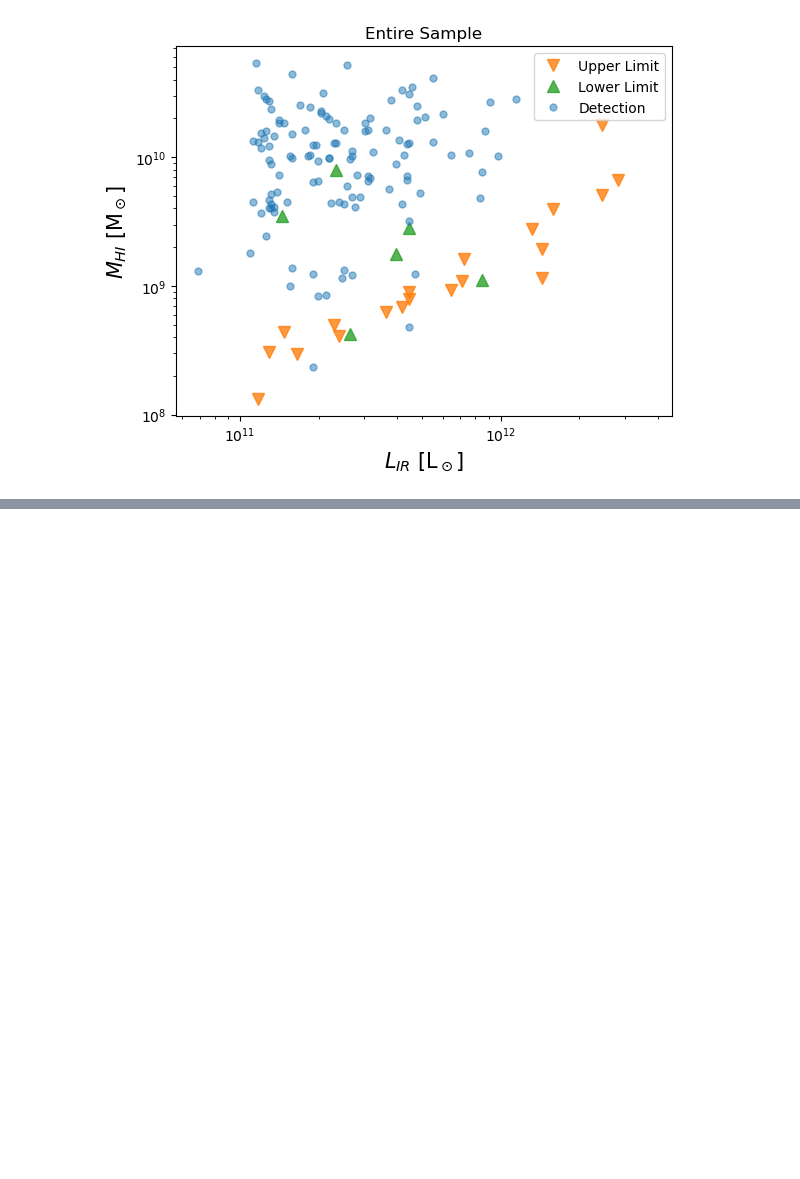
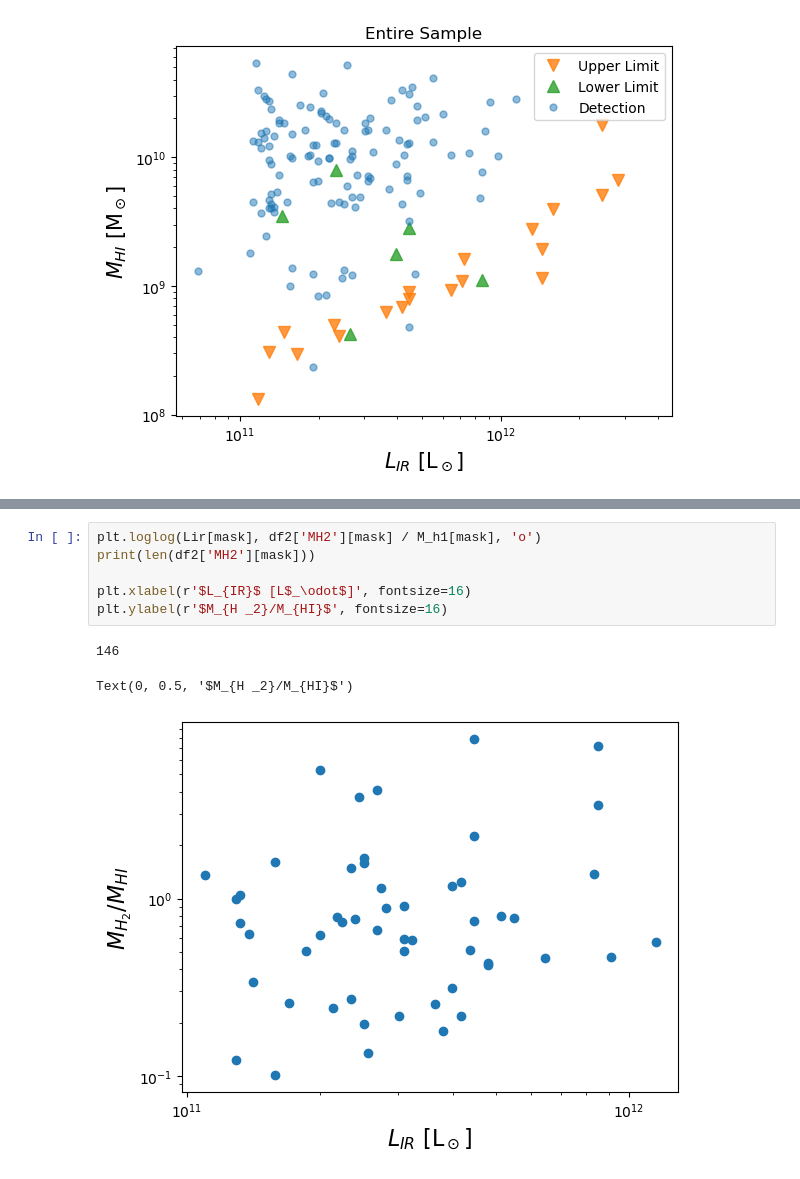
Before and after one commit to MatthewMotuz/GBO_REU, a Jupyter notebook: GOALS/GOALS_v3.ipynb, the cells around one changed output, grey strips where cells are left out. Saved outputs shown, nothing was run; the diff lists cells and outputs as text; blank space fills up the shorter version.

```diff
--- a/GOALS/GOALS_v3.ipynb
+++ b/GOALS/GOALS_v3.ipynb
@@ -534,0 +628,10 @@ M_h1 for code 'EM_ABS': [3.46736850e+09 1.77827941e+09 1.12201845e+09 7.94328235
+# %%
+plt.loglog(Lir[mask], df2['MH2'][mask] / M_h1[mask], 'o')
+print(len(df2['MH2'][mask]))
+
+plt.xlabel(r'$L_{IR}$ [L$_\odot$]', fontsize=16)
+plt.ylabel(r'$M_{H _2}/M_{HI}$', fontsize=16)
+# %% [output]
+146
+Text(0, 0.5, '$M_{H _2}/M_{HI}$')
+[figure, added]
```
Also changed, not shown: parts of 9 cells of this notebook, 2 other files.
